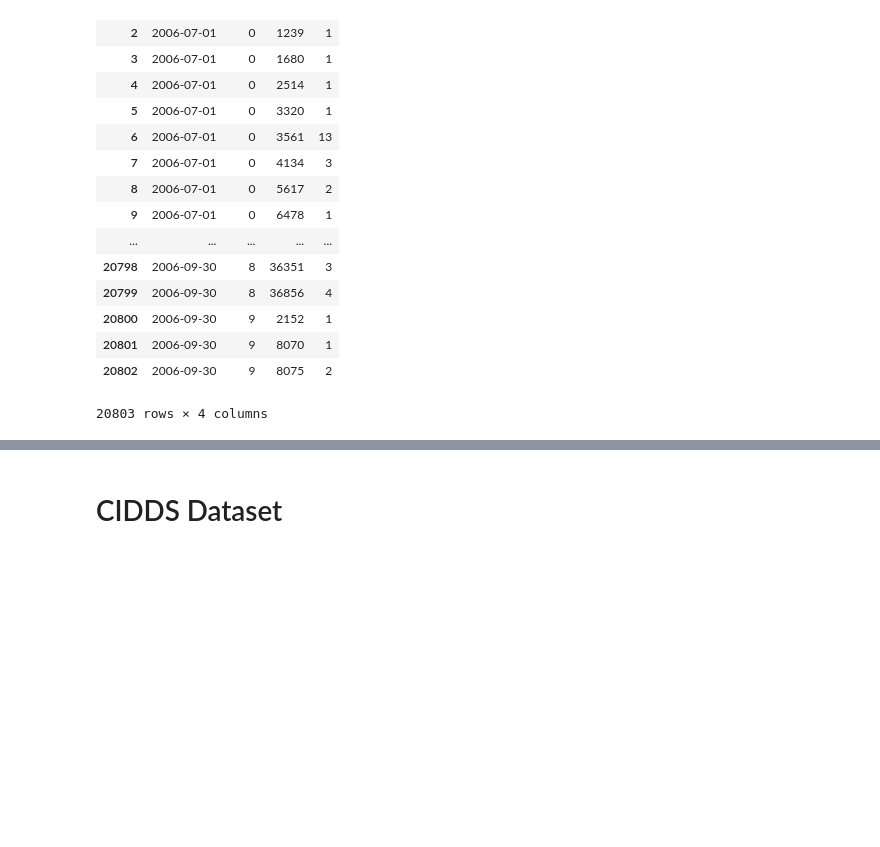
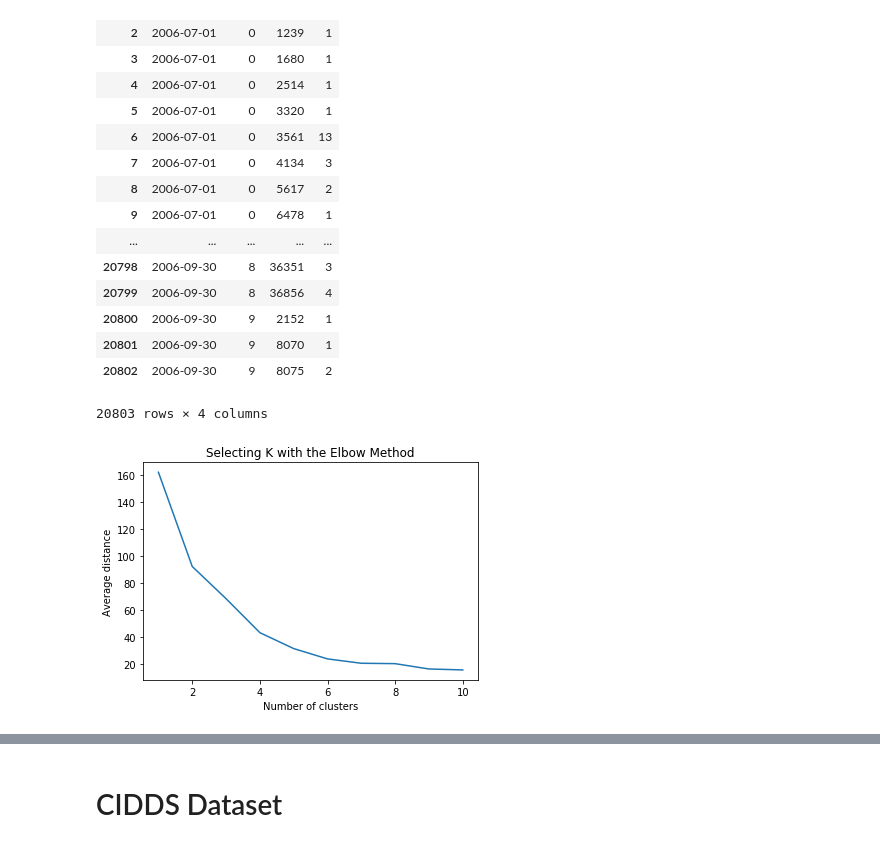
Before and after one commit to BaiKongQue/CSCI-191T_Security_Group, a Jupyter notebook: Security Group Project.ipynb, the cells around one changed output, grey strips where cells are left out. Drawn from its saved outputs; the diff is of its cells as text; code cells hidden in the pictures; blank space fills up the shorter version.

```diff
--- a/Security Group Project.ipynb
+++ b/Security Group Project.ipynb
@@ -108,4 +121,8 @@ kaggleDF
 | 20801 | 2006-09-30 | 9 | 8070 | 1 |
 | 20802 | 2006-09-30 | 9 | 8075 | 2 |
 20803 rows × 4 columns
+# %%
+find_k_graph(10, kaggleDF[["l_ipn","f"]])
+# %% [output]
+[figure, added]
 # %%
```
Also changed, not shown: parts of 9 cells of this notebook.
